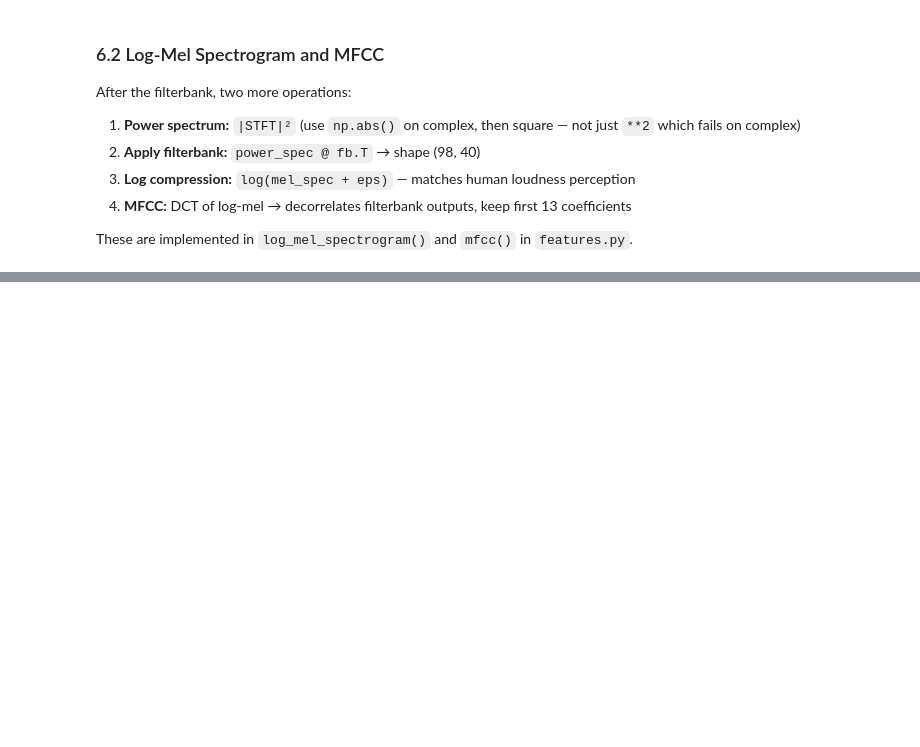
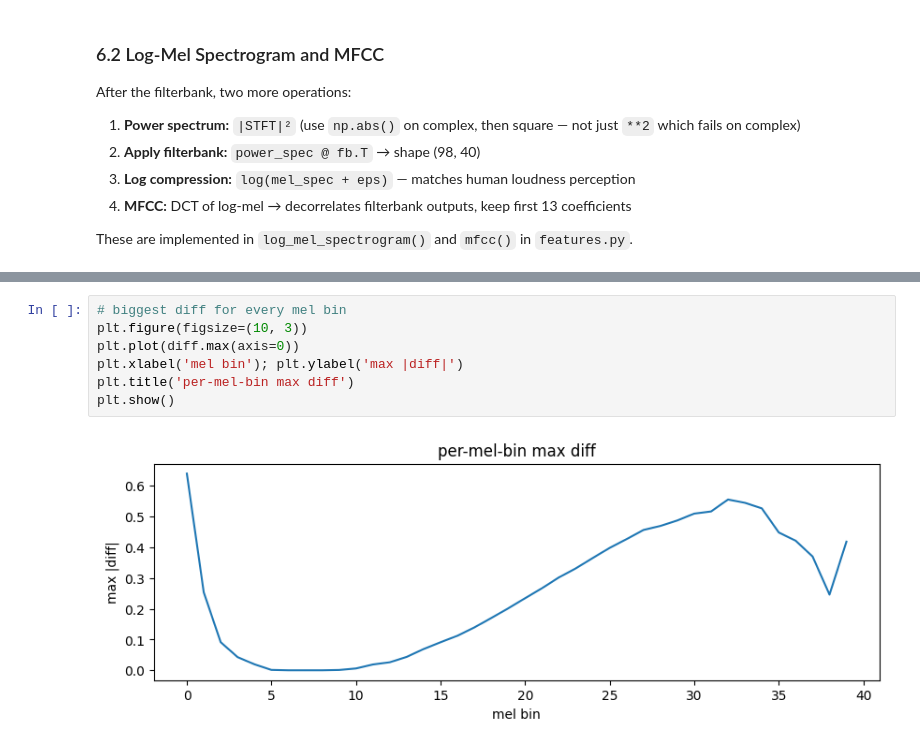
Before and after one commit to FengkaiLiu/my_KWS, a Jupyter notebook: notebooks/01_eda.ipynb, the cells around one changed output, grey strips where cells are left out. Drawn from its saved outputs; the diff is of its cells as text; blank space fills up the shorter version.

```diff
--- a/notebooks/01_eda.ipynb
+++ b/notebooks/01_eda.ipynb
@@ -328,0 +624,9 @@ These are implemented in `log_mel_spectrogram()` and `mfcc()` in `features.py`.
+# %%
+# biggest diff for every mel bin
+plt.figure(figsize=(10, 3))
+plt.plot(diff.max(axis=0))
+plt.xlabel('mel bin'); plt.ylabel('max |diff|')
+plt.title('per-mel-bin max diff')
+plt.show()
+# %% [output]
+[figure, added]
```
Also changed, not shown: parts of 32 cells of this notebook, 1 other file.
